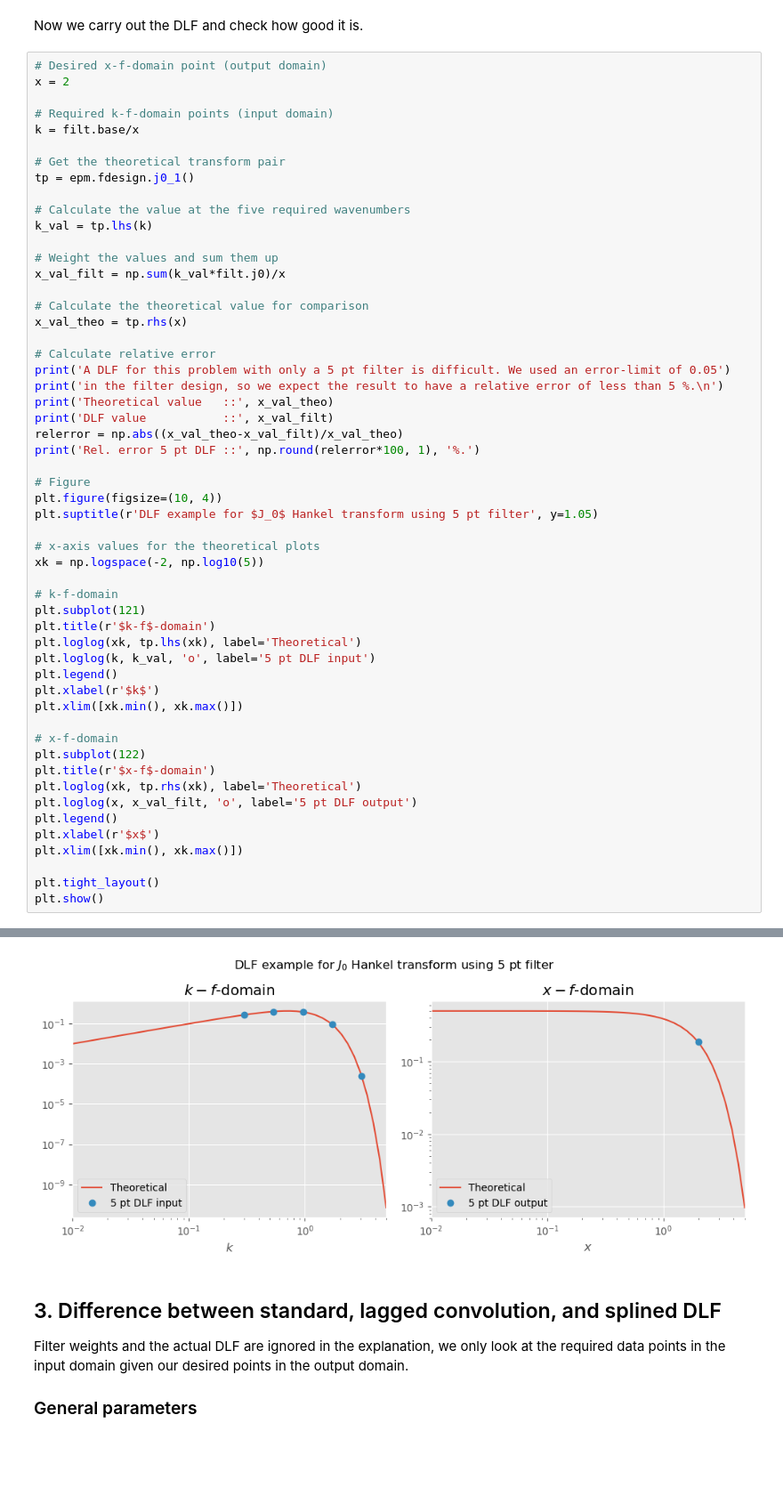
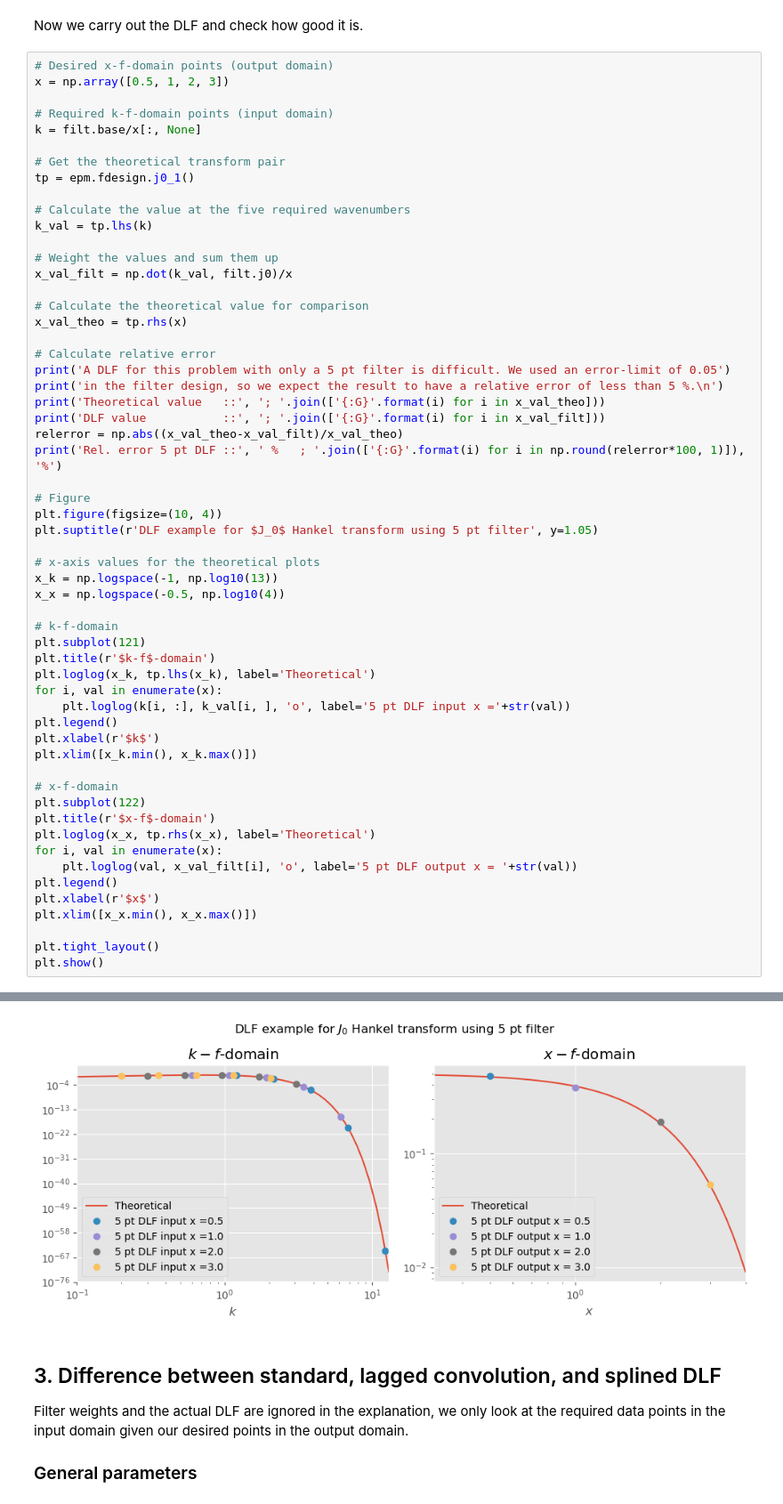
Before and after one commit to emsig/empymod-examples, a Jupyter notebook: 7a_DLF-Standard-Lagged-Splined.ipynb, the cells around one changed output, grey strips where cells are left out. Shown at 89% size. Drawn from its saved outputs; the diff is of its cells as text; blank space fills up the shorter version.

```diff
--- a/7a_DLF-Standard-Lagged-Splined.ipynb
+++ b/7a_DLF-Standard-Lagged-Splined.ipynb
@@ -98,11 +98,11 @@ Filter weights :: [ 0.84042401 -0.00226984  0.57950981 -0.82310148  0.22837621]
 # %% [markdown]
 Now we carry out the DLF and check how good it is.
 # %%
-# Desired x-f-domain point (output domain)
-x = 2
+# Desired x-f-domain points (output domain)
+x = np.array([0.5, 1, 2, 3])
 
 # Required k-f-domain points (input domain)
-k = filt.base/x
+k = filt.base/x[:, None]
 
 # Get the theoretical transform pair
 tp = epm.fdesign.j0_1()
@@ -111,7 +111,7 @@ tp = epm.fdesign.j0_1()
 k_val = tp.lhs(k)
 
 # Weight the values and sum them up
-x_val_filt = np.sum(k_val*filt.j0)/x
+x_val_filt = np.dot(k_val, filt.j0)/x
 
 # Calculate the theoretical value for comparison
 x_val_theo = tp.rhs(x)
@@ -119,35 +119,38 @@ x_val_theo = tp.rhs(x)
 # Calculate relative error
 print('A DLF for this problem with only a 5 pt filter is difficult. We used an error-limit of 0.05')
 print('in the filter design, so we expect the result to have a relative error of less than 5 %.\n')
-print('Theoretical value   ::', x_val_theo)
-print('DLF value           ::', x_val_filt)
+print('Theoretical value   ::', '; '.join(['{:G}'.format(i) for i in x_val_theo]))
+print('DLF value           ::', '; '.join(['{:G}'.format(i) for i in x_val_filt]))
 relerror = np.abs((x_val_theo-x_val_filt)/x_val_theo)
-print('Rel. error 5 pt DLF ::', np.round(relerror*100, 1), '%.')
+print('Rel. error 5 pt DLF ::', ' %   ; '.join(['{:G}'.format(i) for i in np.round(relerror*100, 1)]), '%')
 
 # Figure
 plt.figure(figsize=(10, 4))
 plt.suptitle(r'DLF example for $J_0$ Hankel transform using 5 pt filter', y=1.05)
 
 # x-axis values for the theoretical plots
-xk = np.logspace(-2, np.log10(5))
+x_k = np.logspace(-1, np.log10(13))
+x_x = np.logspace(-0.5, np.log10(4))
 
 # k-f-domain
 plt.subplot(121)
 plt.title(r'$k-f$-domain')
-plt.loglog(xk, tp.lhs(xk), label='Theoretical')
-plt.loglog(k, k_val, 'o', label='5 pt DLF input')
+plt.loglog(x_k, tp.lhs(x_k), label='Theoretical')
+for i, val in enumerate(x):
+    plt.loglog(k[i, :], k_val[i, ], 'o', label='5 pt DLF input x ='+str(val))
 plt.legend()
 plt.xlabel(r'$k$')
-plt.xlim([xk.min(), xk.max()])
+plt.xlim([x_k.min(), x_k.max()])
 
 # x-f-domain
 plt.subplot(122)
 plt.title(r'$x-f$-domain')
-plt.loglog(xk, tp.rhs(xk), label='Theoretical')
-plt.loglog(x, x_val_filt, 'o', label='5 pt DLF output')
+plt.loglog(x_x, tp.rhs(x_x), label='Theoretical')
+for i, val in enumerate(x):
+    plt.loglog(val, x_val_filt[i], 'o', label='5 pt DLF output x = '+str(val))
 plt.legend()
 plt.xlabel(r'$x$')
-plt.xlim([xk.min(), xk.max()])
+plt.xlim([x_x.min(), x_x.max()])
 
 plt.tight_layout()
 plt.show()
@@ -161,4 +164,4 @@ Rel. error 5 pt DLF :: 2.4 %.
-[figure, old version]
+[figure, new version]
 # %% [markdown]
 ## 3. Difference between standard, lagged convolution, and splined DLF
 
```
Also changed, not shown: parts of 3 cells of this notebook.
